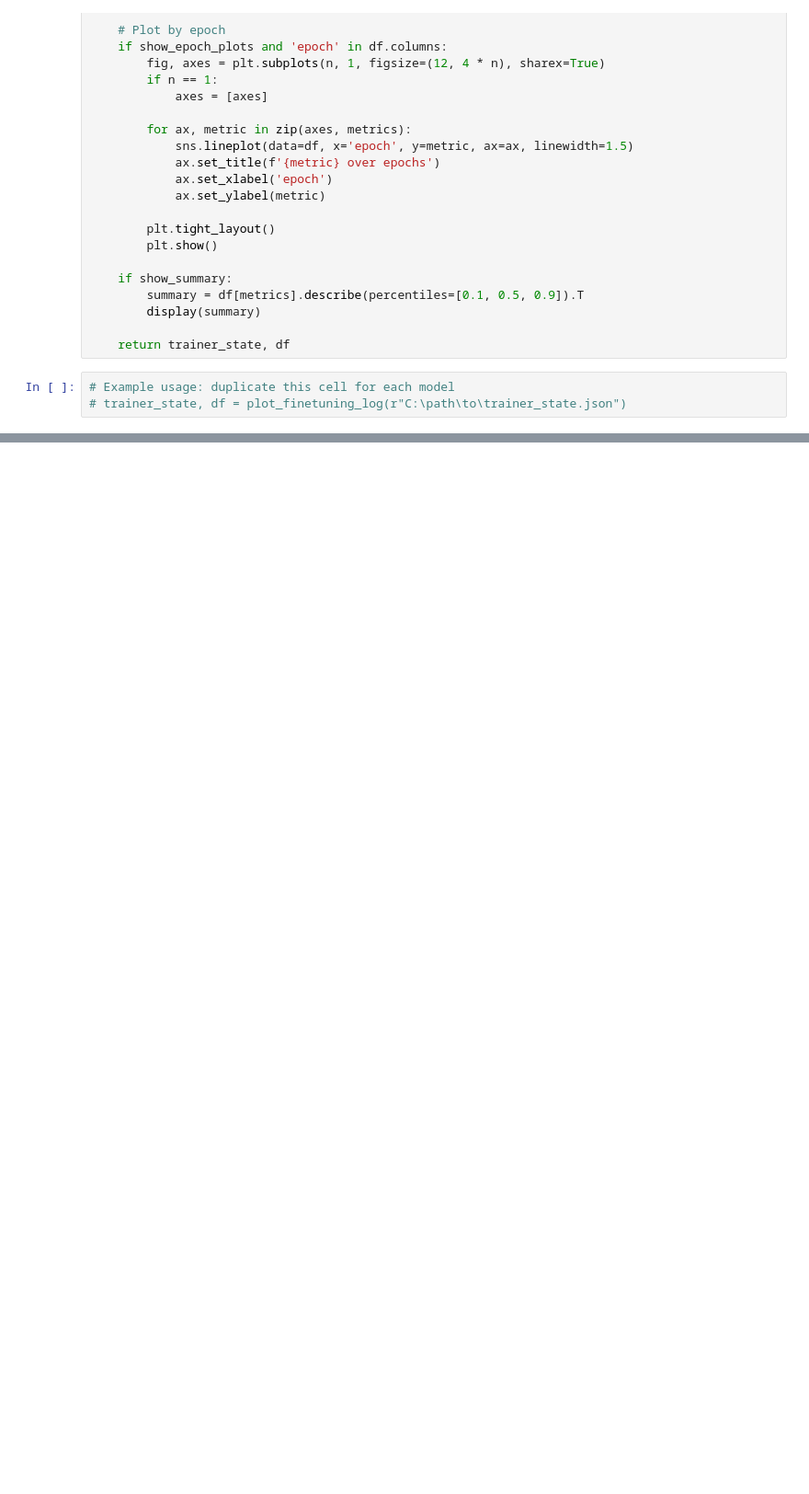
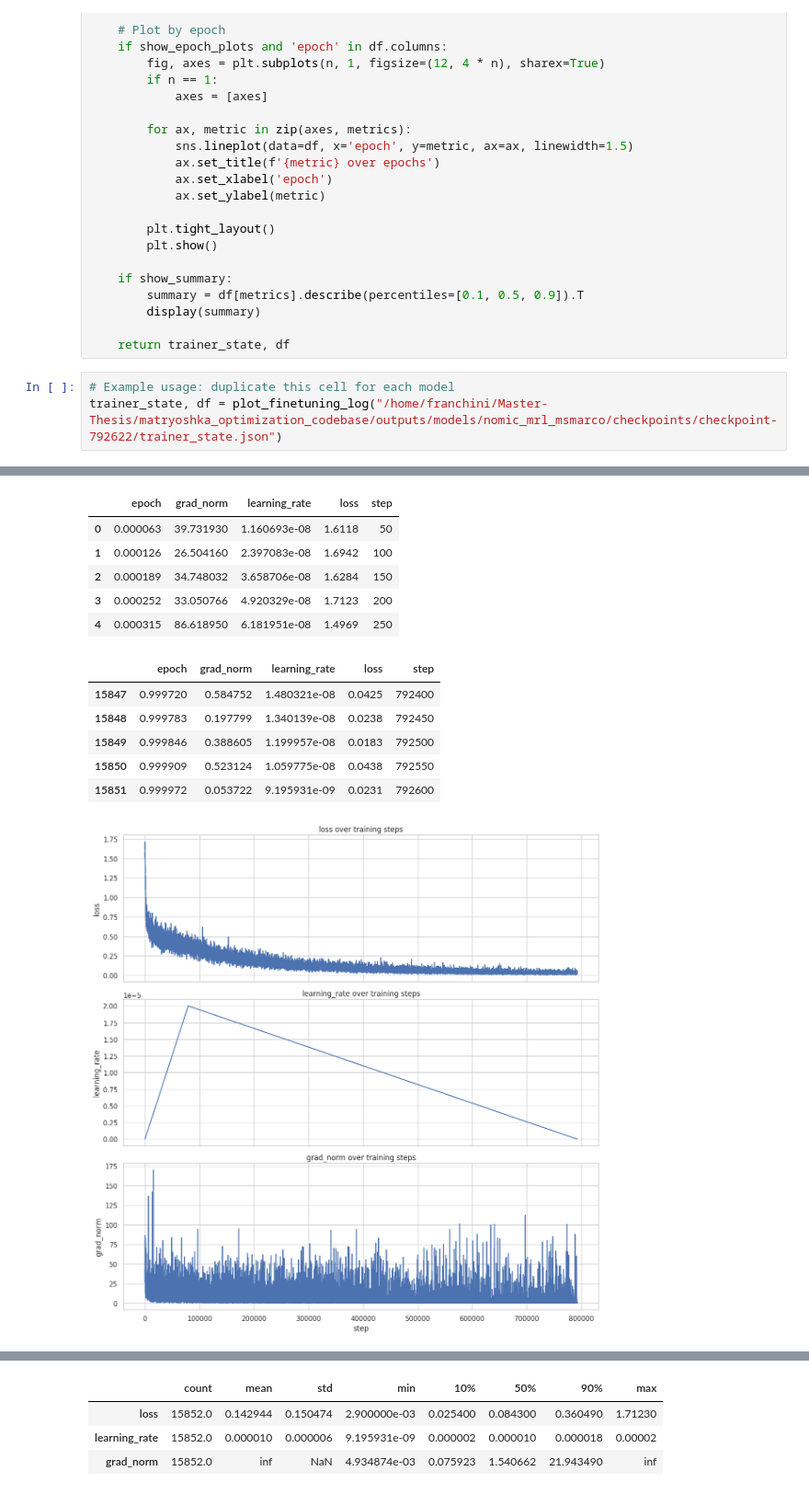
Before and after one commit to FrAle01/Master-Thesis, a Jupyter notebook: analysis_viz/finetuning_results_plots.ipynb, the cells around one changed output, grey strips where cells are left out. Shown at 92% size. Drawn from its saved outputs; the diff is of its cells as text; blank space fills up the shorter version.

```diff
--- a/analysis_viz/finetuning_results_plots.ipynb
+++ b/analysis_viz/finetuning_results_plots.ipynb
@@ -93,4 +93,5 @@ def plot_finetuning_log(json_path, metrics=None, show_epoch_plots=True, show_sum
     return trainer_state, df
 # %%
 # Example usage: duplicate this cell for each model
-# trainer_state, df = plot_finetuning_log(r"C:\path\to\trainer_state.json")
+trainer_state, df = plot_finetuning_log("/home/franchini/Master-Thesis/matryoshka_optimization_codebase/outputs/models/nomic_mrl_msmarco/checkpoints/checkpoint-792622/trainer_state.json")
+# %% [output]
@@ -96,0 +102,13 @@ def plot_finetuning_log(json_path, metrics=None, show_epoch_plots=True, show_sum
+|  | epoch | grad_norm | learning_rate | loss | step |
+| 0 | 0.000063 | 39.731930 | 1.160693e-08 | 1.6118 | 50 |
+| 1 | 0.000126 | 26.504160 | 2.397083e-08 | 1.6942 | 100 |
+| 2 | 0.000189 | 34.748032 | 3.658706e-08 | 1.6284 | 150 |
+| 3 | 0.000252 | 33.050766 | 4.920329e-08 | 1.7123 | 200 |
+| 4 | 0.000315 | 86.618950 | 6.181951e-08 | 1.4969 | 250 |
+|  | epoch | grad_norm | learning_rate | loss | step |
+| 15847 | 0.999720 | 0.584752 | 1.480321e-08 | 0.0425 | 792400 |
+| 15848 | 0.999783 | 0.197799 | 1.340139e-08 | 0.0238 | 792450 |
+| 15849 | 0.999846 | 0.388605 | 1.199957e-08 | 0.0183 | 792500 |
+| 15850 | 0.999909 | 0.523124 | 1.059775e-08 | 0.0438 | 792550 |
+| 15851 | 0.999972 | 0.053722 | 9.195931e-09 | 0.0231 | 792600 |
+[figure, added]
@@ -96,0 +116,4 @@ def plot_finetuning_log(json_path, metrics=None, show_epoch_plots=True, show_sum
+|  | count | mean | std | min | 10% | 50% | 90% | max |
+| loss | 15852.0 | 0.142944 | 0.150474 | 2.900000e-03 | 0.025400 | 0.084300 | 0.360490 | 1.71230 |
+| learning_rate | 15852.0 | 0.000010 | 0.000006 | 9.195931e-09 | 0.000002 | 0.000010 | 0.000018 | 0.00002 |
+| grad_norm | 15852.0 | inf | NaN | 4.934874e-03 | 0.075923 | 1.540662 | 21.943490 | inf |
```
Also changed, not shown: parts of 1 cell of this notebook, 6 other files.
